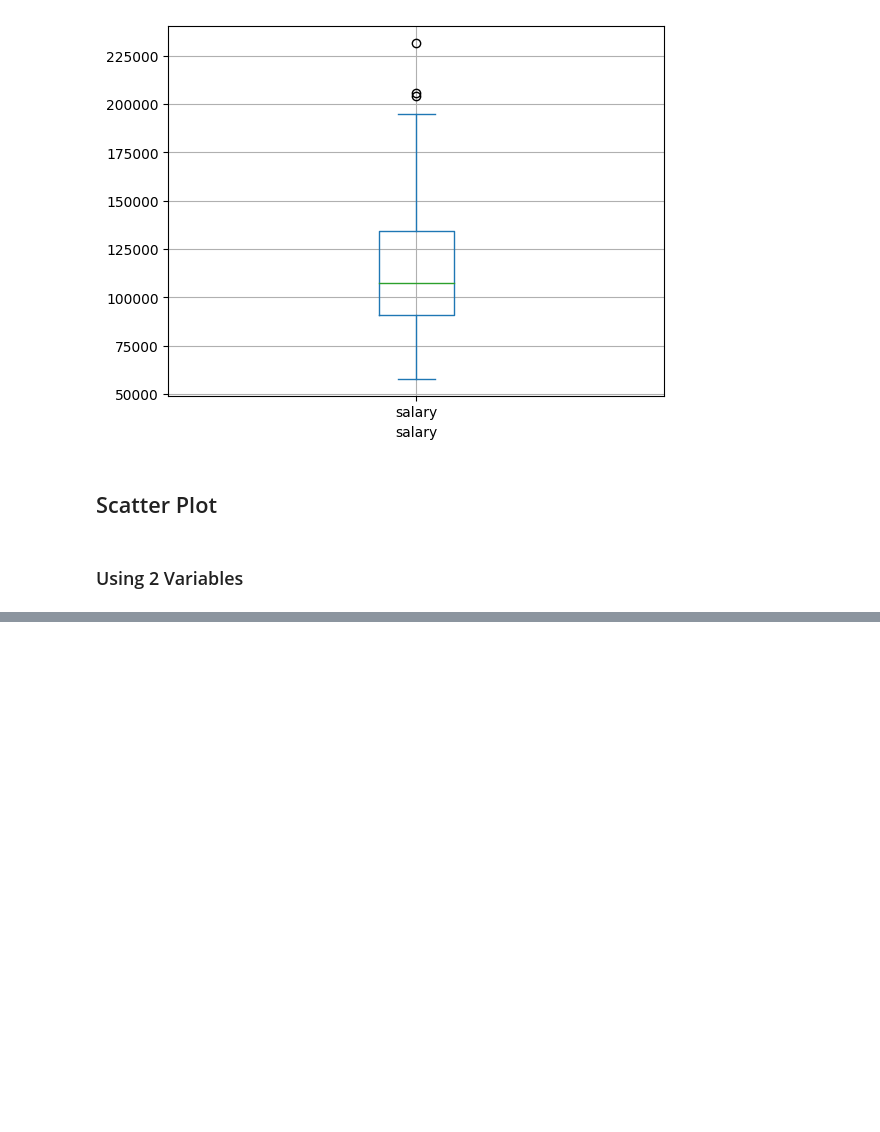
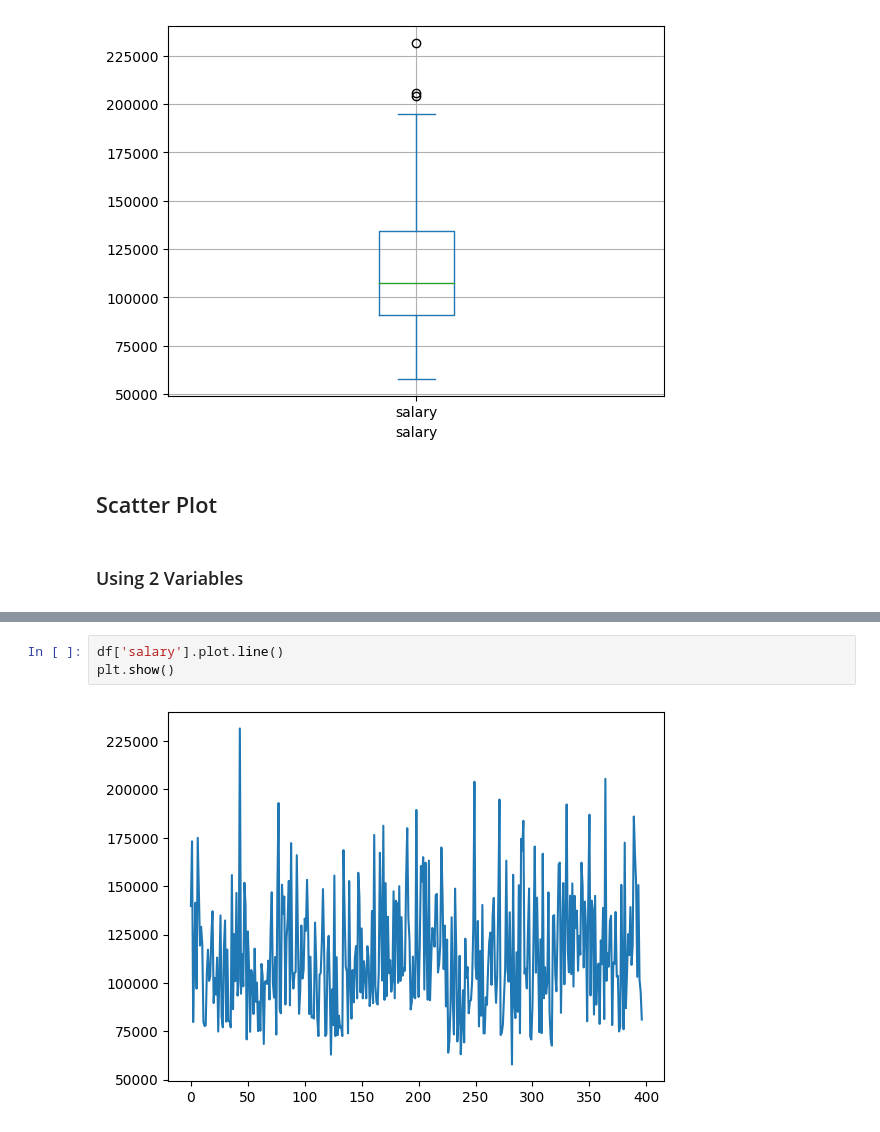
Before and after one commit to prasantmahato/machine_learning, a Jupyter notebook: UNIT-1/matplotlib.ipynb, the cells around one changed output, grey strips where cells are left out. Saved outputs shown, nothing was run; the diff lists cells and outputs as text; blank space fills up the shorter version.

```diff
--- a/UNIT-1/matplotlib.ipynb
+++ b/UNIT-1/matplotlib.ipynb
@@ -77,0 +96,5 @@ plt.show()
+# %%
+df['salary'].plot.line()
+plt.show()
+# %% [output]
+[figure, added]
```
Also changed, not shown: parts of 5 cells of this notebook.
